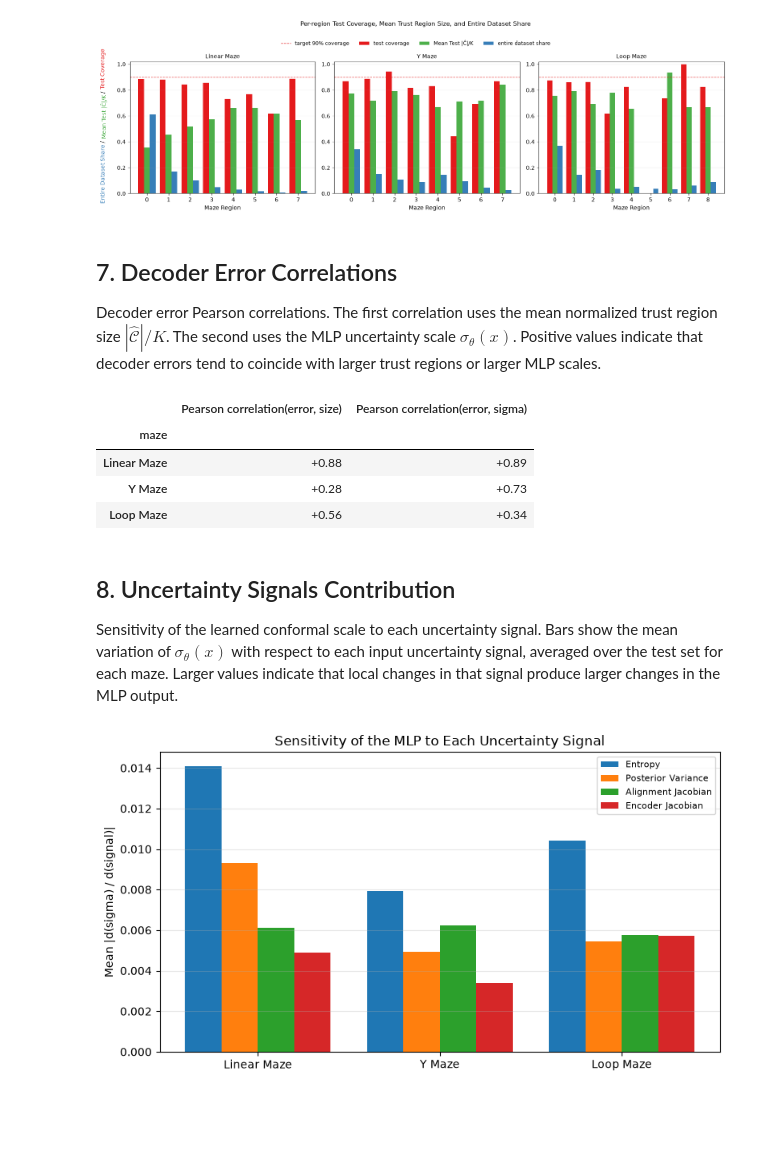
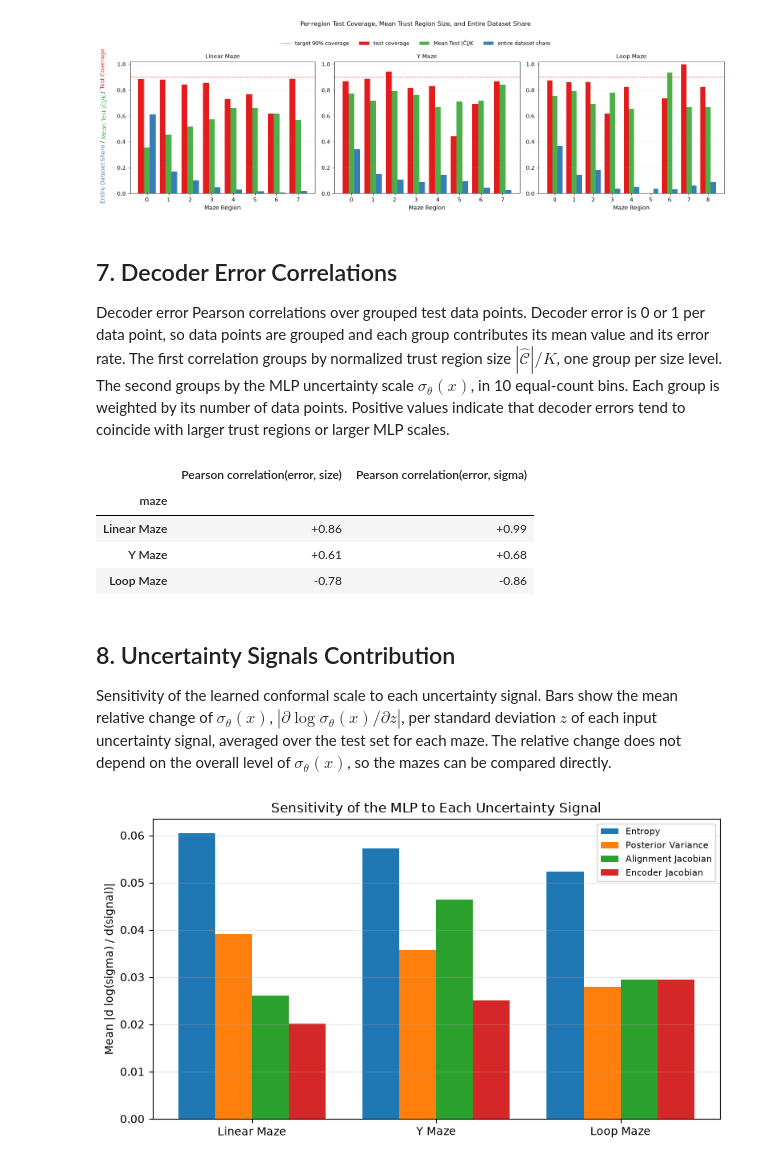
Before and after one commit to ada-ggf25/Conformal-BCI, a Jupyter notebook: analyses/cross_maze.ipynb, the cells around one changed output. Drawn from its saved outputs; the diff is of its cells as text; code cells hidden in the pictures; blank space fills up the shorter version.

```diff
--- a/analyses/cross_maze.ipynb
+++ b/analyses/cross_maze.ipynb
@@ -87,6 +92,7 @@ if EXAMPLE_MAZE:
     session_name = mazes[EXAMPLE_MAZE]["sessions"][0]
     mouse_num, session_date = session_name_to_display(session_name)
     raster = None
+    db_reached = False
     try:
         db = get_database()
         raster = build_example_raster(
@@ -95,6 +101,7 @@ if EXAMPLE_MAZE:
             window_sec=EXAMPLE_WINDOW_SEC,
             max_neurons=EXAMPLE_MAX_NEURONS,
         )
+        db_reached = True
     except Exception as exc:
         print(f"could not reach the database ({exc!r})")
 
@@ -133,7 +140,7 @@ if EXAMPLE_MAZE:
         plt.tight_layout()
         save_report_figure(fig, "encoder-input-example.png")
         plt.show()
-    else:
+    elif db_reached:
         print(f"no spike data found for {session_name}")
 # %% [output]
 [figure]
@@ -307,9 +314,9 @@ if len(maze_df):
 Calibration performance on test data. Left: Empirical test coverage per maze against the 90\% target, with sessions as points displaying the spread per maze. Right: Achieved test coverage after retraining the conformal layer for 20 coverage targets, equally distributed from 1\% to 99\%. The gap below the diagonal shows the empirical calibration cost between the validation set and the later test data.
 # %%
 if mazes:
-    _tgt = whole_test_coverage(mazes[order[0]])["target"]
+    _wt = {p: whole_test_coverage(mazes[p]) for p in order}
+    _tgt = _wt[order[0]]["target"]
     fig, ax = plt.subplots(1, 2, figsize=(13, 4))
-    _wt = {p: whole_test_coverage(mazes[p]) for p in order}
     _xlabels = [
         f"{MAZE_LABELS[p]}\n"
         f"({_wt[p]['n_sessions'] - _wt[p]['n_sessions_below']}/"
@@ -553,13 +556,11 @@ if mazes:
 # %% [markdown]
 ## 7. Decoder Error Correlations
 
-Decoder error Pearson correlations. The first correlation uses the mean normalized trust region size $|\widehat{\mathcal{C}}|/K$. The second uses the MLP uncertainty scale $\sigma_\theta(x)$. Positive values indicate that decoder errors tend to coincide with larger trust regions or larger MLP scales.
+Decoder error Pearson correlations over grouped test data points. Decoder error is 0 or 1 per data point, so data points are grouped and each group contributes its mean value and its error rate. The first correlation groups by normalized trust region size $|\widehat{\mathcal{C}}|/K$, one group per size level. The second groups by the MLP uncertainty scale $\sigma_\theta(x)$, in 10 equal-count bins. Each group is weighted by its number of data points. Positive values indicate that decoder errors tend to coincide with larger trust regions or larger MLP scales.
 # %%
-from src.utils.bundle_readers import trajectory_summary_for_bundle
-
 rows = []
 for p in order:
-    s = trajectory_summary_for_bundle(mazes[p])
+    s = error_correlations_for_bundle(mazes[p])
     if s is None:
         continue
     rows.append(
@@ -570,22 +571,20 @@ for p in order:
         }
     )
 
-traj_df = pd.DataFrame(rows).set_index("maze") if rows else pd.DataFrame()
-if len(traj_df):
-    display(traj_df)
+corr_df = pd.DataFrame(rows).set_index("maze") if rows else pd.DataFrame()
+if len(corr_df):
+    display(corr_df)
 # %% [output]
 |  | Pearson correlation(error, size) | Pearson correlation(error, sigma) |
 | maze |  |  |
-| Linear Maze | +0.88 | +0.89 |
-| Y Maze | +0.28 | +0.73 |
-| Loop Maze | +0.56 | +0.34 |
+| Linear Maze | +0.86 | +0.99 |
+| Y Maze | +0.61 | +0.68 |
+| Loop Maze | -0.78 | -0.86 |
 # %% [markdown]
 ## 8. Uncertainty Signals Contribution
 
-Sensitivity of the learned conformal scale to each uncertainty signal. Bars show the mean variation of $\sigma_\theta(x)$ with respect to each input uncertainty signal, averaged over the test set for each maze. Larger values indicate that local changes in that signal produce larger changes in the MLP output.
+Sensitivity of the learned conformal scale to each uncertainty signal. Bars show the mean relative change of $\sigma_\theta(x)$, $|\partial \log \sigma_\theta(x) / \partial z|$, per standard deviation $z$ of each input uncertainty signal, averaged over the test set for each maze. The relative change does not depend on the overall level of $\sigma_\theta(x)$, so the mazes can be compared directly.
 # %%
-from src.conformal.learned import signal_sensitivity_for_bundle
-
 if mazes:
     _sig_labels = {
         "entropy": "Entropy",
@@ -594,34 +593,35 @@ if mazes:
         "enc_jacobian": "Encoder Jacobian",
     }
     _sens = {}
     for p in order:
         s = signal_sensitivity_for_bundle(mazes[p])
         if s is not None:
             _sens[p] = s
 
     if _sens:
-        _signal_names = _sens[order[0]]["signals"]
+        _signal_names = next(iter(_sens.values()))["signals"]
         fig, ax = plt.subplots(figsize=(8, 4.5))
         _x = np.arange(len(order))
         _w = 0.8 / len(_signal_names)
         for j, s in enumerate(_signal_names):
             vals = [
-                _sens[p]["mean_abs_grad"][j] if p in _sens else np.nan for p in order
+                _sens[p]["mean_abs_log_grad"][j] if p in _sens else np.nan
+                for p in order
             ]
             ax.bar(
                 _x + (j - (len(_signal_names) - 1) / 2) * _w,
                 vals,
                 _w,
                 label=_sig_labels.get(s, s),
             )
         ax.set_xticks(_x)
         ax.set_xticklabels([MAZE_LABELS[p] for p in order])
-        ax.set_ylabel("Mean |d(sigma) / d(signal)|")
+        ax.set_ylabel("Mean |d log(sigma) / d(signal)|")
         ax.set_title("Sensitivity of the MLP to Each Uncertainty Signal")
         ax.legend(fontsize=8)
         ax.grid(alpha=0.3, axis="y")
         plt.tight_layout()
         save_report_figure(fig, "signal-confound.png")
         plt.show()
 # %% [output]
-[figure, old version]
+[figure, new version]
```
Also changed, not shown: parts of 6 cells of this notebook.
